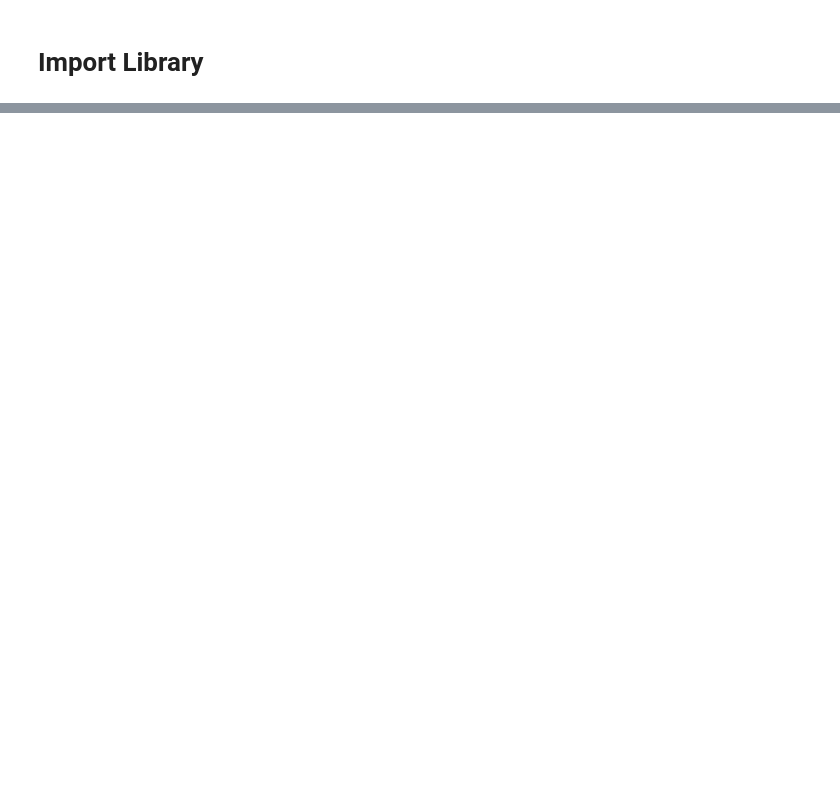
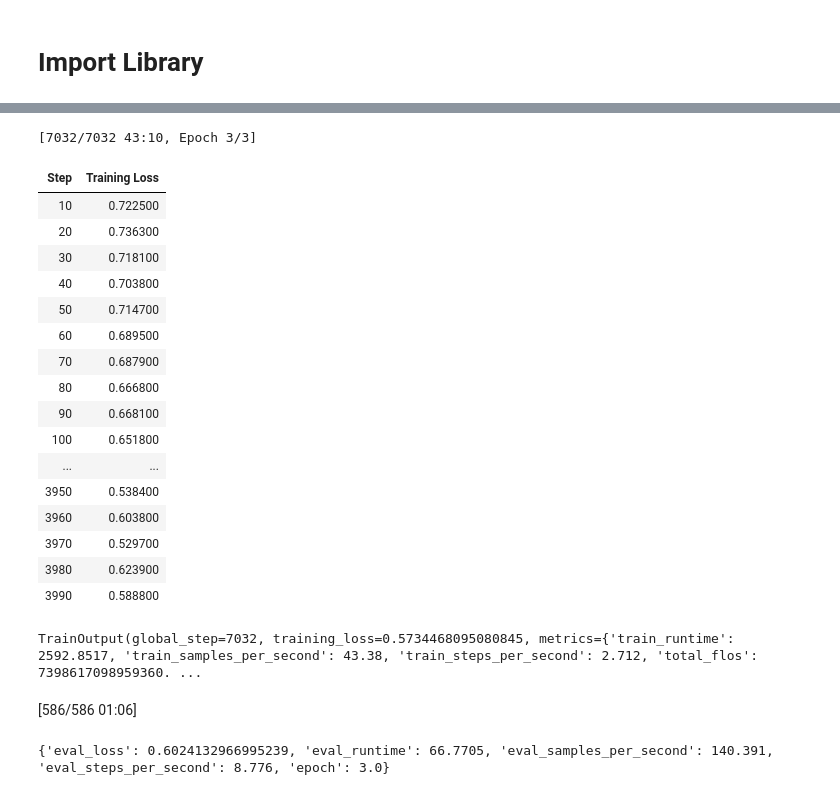
Before and after one commit to Efradgalio/Employee-Sentiment-Tracker, a Jupyter notebook: sentiment_analysis.ipynb, the cells around one changed output, grey strips where cells are left out. Saved outputs shown, nothing was run; the diff lists cells and outputs as text; code cells hidden in the pictures; blank space fills up the shorter version.

```diff
--- a/sentiment_analysis.ipynb
+++ b/sentiment_analysis.ipynb
@@ -188,0 +110,21 @@ len(df['Sentiment'].drop_duplicates())
+# %%
+# Tokenize data
+train_encodings = tokenizer(train_texts, padding=True, truncation=True, max_length=128)
+val_encodings = tokenizer(val_texts, padding=True, truncation=True, max_length=128)
+# %%
+# Create torch dataset
+class SentimentDataset(torch.utils.data.Dataset):
+    def __init__(self, encodings, labels):
+        self.encodings = encodings
+        self.labels = labels
+
+    def __getitem__(self, idx):
+        item = {key: torch.tensor(val[idx]) for key, val in self.encodings.items()}
+        item['labels'] = torch.tensor(self.labels[idx])
+        return item
+
+    def __len__(self):
+        return len(self.labels)
+
+train_dataset = SentimentDataset(train_encodings, train_labels)
+val_dataset = SentimentDataset(val_encodings, val_labels)
@@ -188,0 +150,50 @@ len(df['Sentiment'].drop_duplicates())
+# %%
+# Training arguments
+training_args = TrainingArguments(
+    output_dir='./results',
+    num_train_epochs=3,
+    per_device_train_batch_size=16,
+    per_device_eval_batch_size=16,
+    warmup_steps=500,
+    weight_decay=0.01,
+    logging_dir='./logs',
+    logging_steps=10,
+)
+# %%
+# Trainer
+trainer = Trainer(
+    model=model,
+    args=training_args,
+    train_dataset=train_dataset,
+    eval_dataset=val_dataset,
+)
+# %%
+# Train model
+trainer.train()
+# %% [output]
+[7032/7032 43:10, Epoch 3/3]
+| Step | Training Loss |
+| 10 | 0.722500 |
+| 20 | 0.736300 |
+| 30 | 0.718100 |
+| 40 | 0.703800 |
+| 50 | 0.714700 |
+| 60 | 0.689500 |
+| 70 | 0.687900 |
+| 80 | 0.666800 |
+| 90 | 0.668100 |
+| 100 | 0.651800 |
+| ... | ... |
+| 3950 | 0.538400 |
+| 3960 | 0.603800 |
+| 3970 | 0.529700 |
+| 3980 | 0.623900 |
+| 3990 | 0.588800 |
+TrainOutput(global_step=7032, training_loss=0.5734468095080845, metrics={'train_runtime': 2592.8517, 'train_samples_per_second': 43.38, 'train_steps_per_second': 2.712, 'total_flos': 7398617098959360. ...
+# %%
+# Evaluate model
+results = trainer.evaluate()
+print(results)
+# %% [output]
+[586/586 01:06]
+{'eval_loss': 0.6024132966995239, 'eval_runtime': 66.7705, 'eval_samples_per_second': 140.391, 'eval_steps_per_second': 8.776, 'epoch': 3.0}
```
Also changed, not shown: parts of 54 cells of this notebook.
